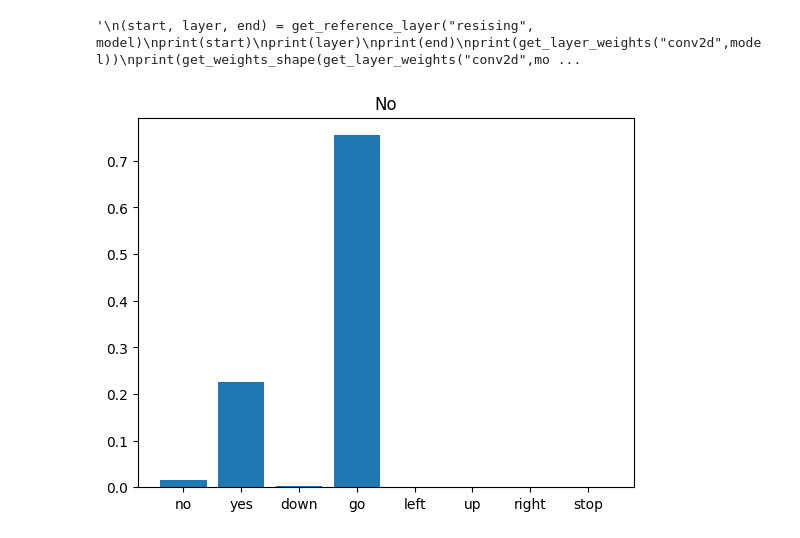
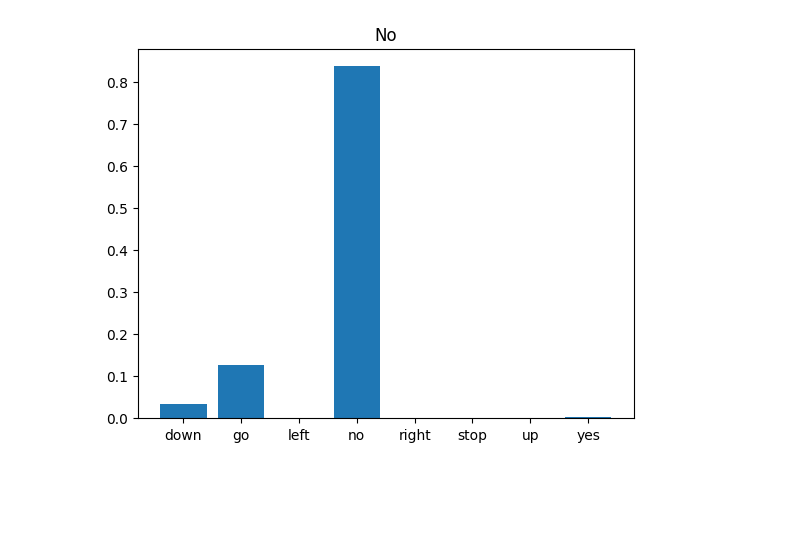
Before and after one commit to artopeur/koneoppiminen, a Jupyter notebook: Syksy2024_projektitehtava.ipynb, the cells around one changed output. Cells and saved outputs as stored; diff of their text form; code cells hidden in the pictures; blank space fills up the shorter version.

````diff
--- a/Syksy2024_projektitehtava.ipynb
+++ b/Syksy2024_projektitehtava.ipynb
@@ -105,6 +103,7 @@ def get_reference_layer(layer: str, model: Model):
     print(layer_result)
     ```
     """
+    print()
     modelStart = models.Sequential()
     selectedLayer: Layer
     modelEnd = models.Sequential()
@@ -129,8 +128,6 @@ def get_reference_layer(layer: str, model: Model):
     modelStart.build(model.input_shape)
     modelEnd.build(selectedLayer.output.shape)
     return (modelStart, selectedLayer, modelEnd)
-# %% [output]
-'\n(start, layer, end) = get_reference_layer("resising", model)\nprint(start)\nprint(layer)\nprint(end)\nprint(get_layer_weights("conv2d",model))\nprint(get_weights_shape(get_layer_weights("conv2d",mo ...
 # %%
 DATASET_PATH = 'data/mini_speech_commands'
 
@@ -156,21 +153,23 @@ def get_spectrogram(waveform):
 # %%
 x = data_dir/'no/01bb6a2a_nohash_0.wav'
 x = tf.io.read_file(str(x))
 x, sample_rate = tf.audio.decode_wav(x, desired_channels=1, desired_samples=16000,)
 x = tf.squeeze(x, axis=-1)
 waveform = x
 x = get_spectrogram(x)
 x = x[tf.newaxis,...]
 
 prediction = model(x)
-x_labels = ['no', 'yes', 'down', 'go', 'left', 'up', 'right', 'stop']
+#x_labels = ['no', 'yes', 'down', 'go', 'left', 'up', 'right', 'stop']
+x_labels = ['down', 'go', 'left', 'no', 'right', 'stop', 'up', 'yes']
+# label names: ['down' 'go' 'left' 'no' 'right' 'stop' 'up' 'yes']
 plt.bar(x_labels, tf.nn.softmax(prediction[0]))
 plt.title('No')
 plt.show()
 
 display.display(display.Audio(waveform, rate=16000))
 # %% [output]
-[figure, old version]
+[figure, new version]
 [interactive output not drawn]
 # %%
 # Tähän tehdään neuroverkon viimeinen laskenta toka dense_1 layerille
````
Also changed, not shown: parts of 4 cells of this notebook, 3 other files.
